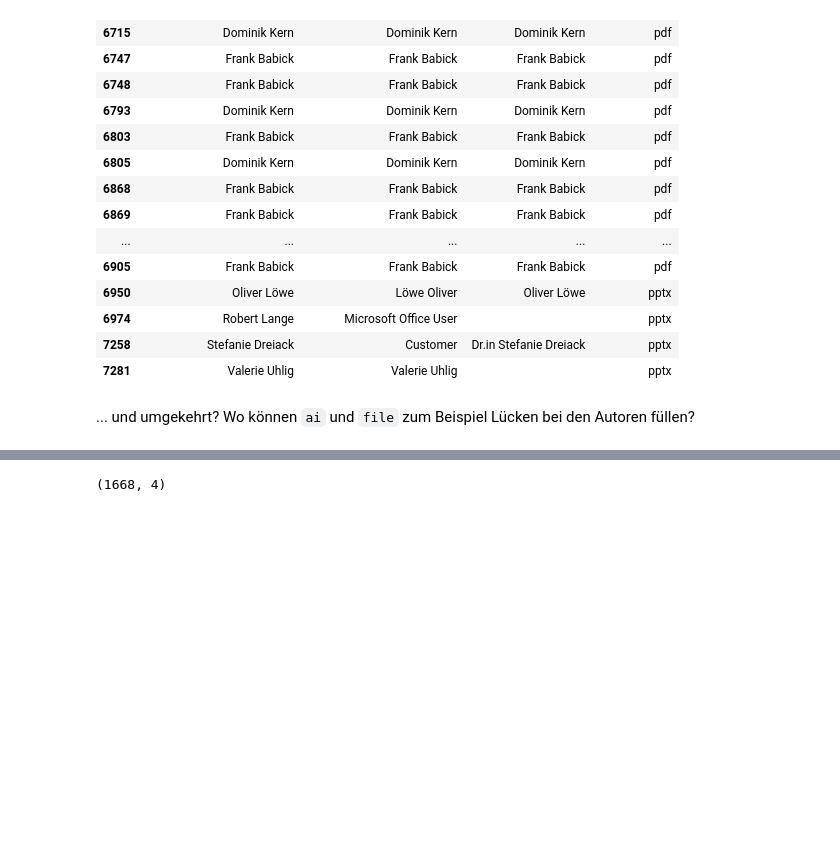
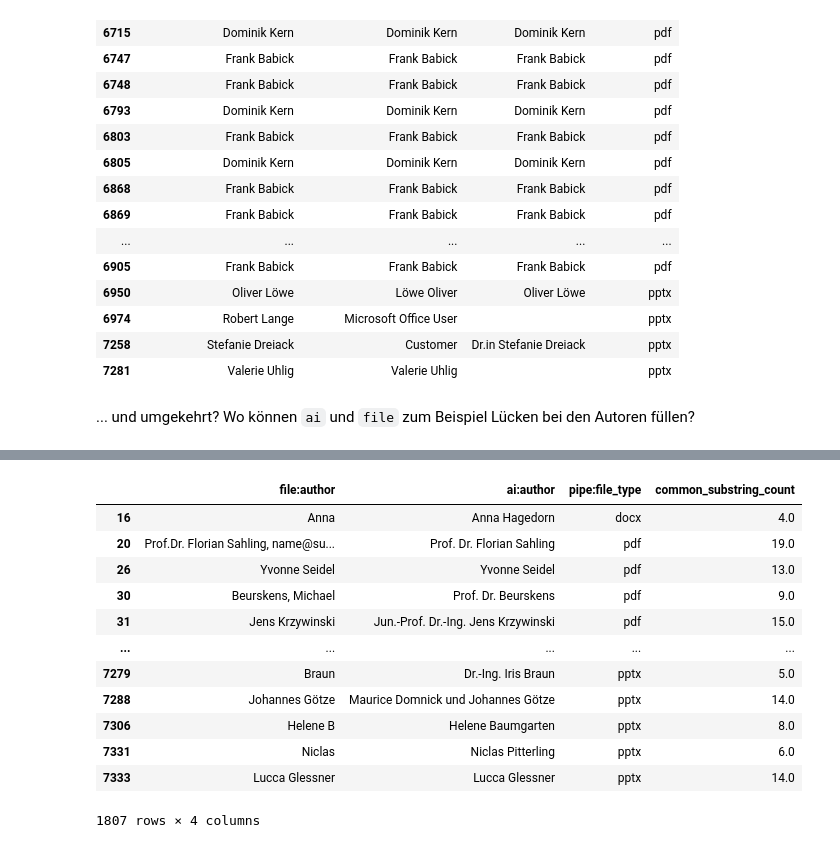
Before and after one commit to TUBAF-IFI-ConnectedLecturer/Data_analysis, a Jupyter notebook: OPAL_MetaData/evaluate_metadata_extraction.ipynb, the cells around one changed output, grey strips where cells are left out. Saved outputs shown, nothing was run; the diff lists cells and outputs as text; code cells hidden in the pictures; blank space fills up the shorter version.

```diff
--- a/OPAL_MetaData/evaluate_metadata_extraction.ipynb
+++ b/OPAL_MetaData/evaluate_metadata_extraction.ipynb
@@ -232,3 +252,16 @@ df_merge_all[ (df_merge_all["opal:creator"]=="") &
 # %%
-A =df_merge_all[
-             ((df_merge_all["file:author"]!="") & (df_merge_all["ai:author"]!=""))][["file:author", "ai:author", "pipe:file_type"]]
+df_merge_all[(df_merge_all.common_substring_count > 3)][["file:author", "ai:author", "pipe:file_type", "common_substring_count"]]
+# %% [output]
+|  | file:author | ai:author | pipe:file_type | common_substring_count |
+| 16 | Anna | Anna Hagedorn | docx | 4.0 |
+| 20 | Prof.Dr. Florian Sahling, name@su... | Prof. Dr. Florian Sahling | pdf | 19.0 |
+| 26 | Yvonne Seidel | Yvonne Seidel | pdf | 13.0 |
+| 30 | Beurskens, Michael | Prof. Dr. Beurskens | pdf | 9.0 |
+| 31 | Jens Krzywinski | Jun.-Prof. Dr.-Ing. Jens Krzywinski | pdf | 15.0 |
+| ... | ... | ... | ... | ... |
+| 7279 | Braun | Dr.-Ing. Iris Braun | pptx | 5.0 |
+| 7288 | Johannes Götze | Maurice Domnick und Johannes Götze | pptx | 14.0 |
+| 7306 | Helene B | Helene Baumgarten | pptx | 8.0 |
+| 7331 | Niclas | Niclas Pitterling | pptx | 6.0 |
+| 7333 | Lucca Glessner | Lucca Glessner | pptx | 14.0 |
+1807 rows × 4 columns
@@ -246,4 +267,0 @@ A['common_substring_count'] = A.apply(check_substrings, axis=1)
-# %%
-A[A.common_substring_count > 5].shape
-# %% [output]
-(1668, 4)
```
Also changed, not shown: parts of 6 cells of this notebook.
